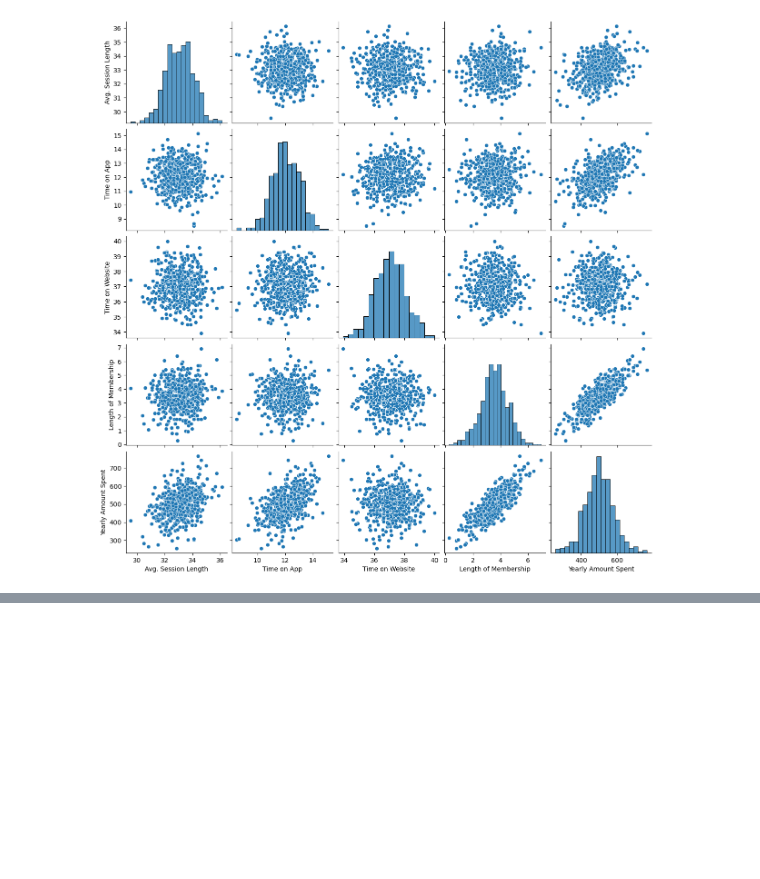
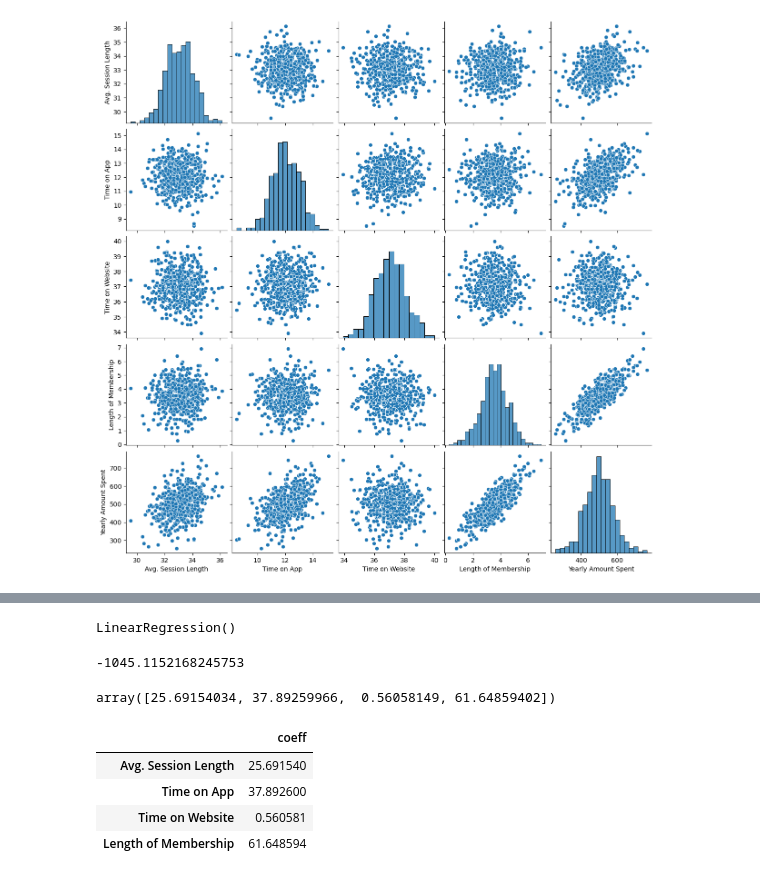
Before and after one commit to dancanyego/Linear-Regression-, a Jupyter notebook: LinearRegression.ipynb, the cells around one changed output, grey strips where cells are left out. Cells and saved outputs as stored; diff of their text form; code cells hidden in the pictures; blank space fills up the shorter version.

```diff
--- a/LinearRegression.ipynb
+++ b/LinearRegression.ipynb
@@ -298,0 +303,26 @@ Index(['Email', 'Address', 'Avatar', 'Avg. Session Length', 'Time on App',
+# %%
+X_train, X_test, y_train, y_test = train_test_split(X, y, test_size=0.40, random_state=101)
+# %%
+lm = LinearRegression()
+# %%
+lm.fit(X_train,y_train)
+# %% [output]
+LinearRegression()
+# %%
+print(lm.intercept_)
+# %% [output]
+-1045.1152168245753
+# %%
+lm.coef_
+# %% [output]
+array([25.69154034, 37.89259966,  0.56058149, 61.64859402])
+# %%
+cdf = pd.DataFrame(lm.coef_,X.columns,columns=['coeff'])
+# %%
+cdf
+# %% [output]
+|  | coeff |
+| Avg. Session Length | 25.691540 |
+| Time on App | 37.892600 |
+| Time on Website | 0.560581 |
+| Length of Membership | 61.648594 |
```
Also changed, not shown: parts of 7 cells of this notebook.
